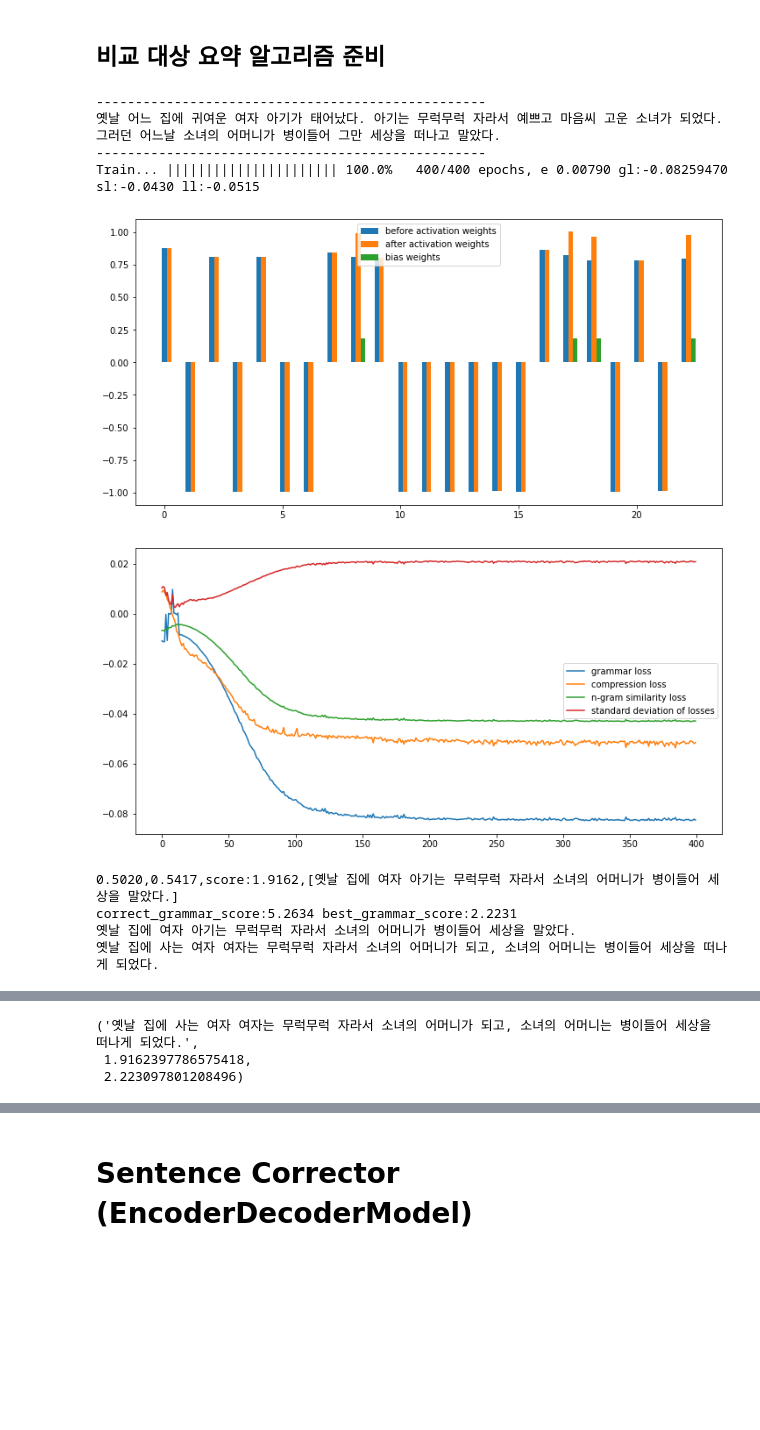
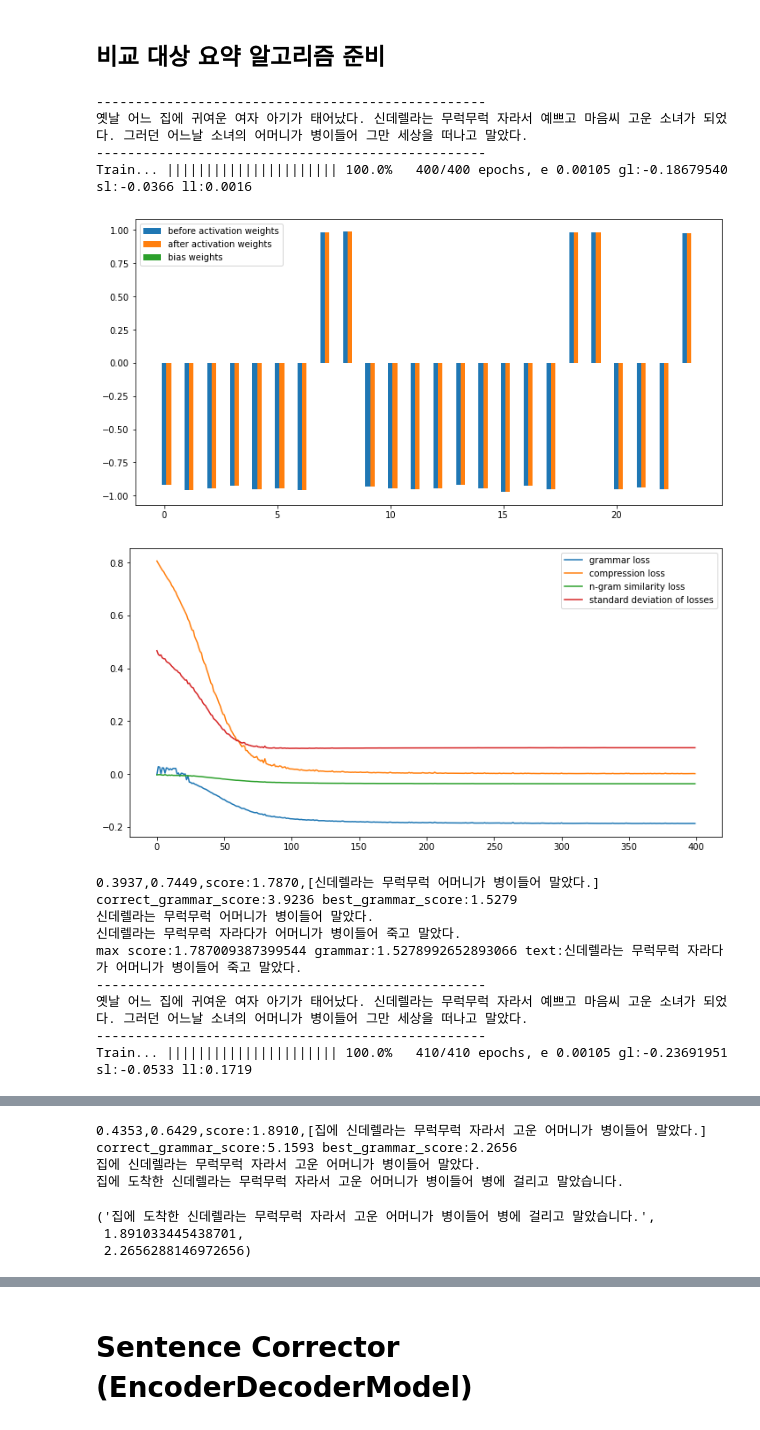
Before and after one commit to dolmani38/Summary2, a Jupyter notebook: multi-discriminator GAN 0911.ipynb, the cells around one changed output, grey strips where cells are left out. Saved outputs shown, nothing was run; the diff lists cells and outputs as text; code cells hidden in the pictures; blank space fills up the shorter version.

```diff
--- a/multi-discriminator GAN 0911.ipynb
+++ b/multi-discriminator GAN 0911.ipynb
@@ -1257,7 +1267,7 @@ from functools import reduce
 def weights_init(m):
     classname = m.__class__.__name__
     if classname.find('Linear') != -1:
-        m.weight.data.normal_(0.0, 0.05)
+        m.weight.data.normal_(0.0, 0.1)
     elif classname.find('BatchNorm') != -1:
         m.weight.data.normal_(0.0, 0.05)
         m.bias.data.fill_(0)
@@ -1389,6 +1399,7 @@ import math
 import numpy as np
 from scipy.special import expit
 from transformers import get_linear_schedule_with_warmup
+import torch.nn.functional as F
 
 class SAM_Summarizer:
 
@@ -1547,7 +1558,7 @@ class SAM_Summarizer:
         torch.manual_seed(seed_val)
         torch.cuda.manual_seed_all(seed_val)
 
-        criterion = nn.BCELoss()
+        criterion = nn.MSELoss()
         #D_opt = torch.optim.Adam(D.parameters(), lr=0.0002, betas=(0.5, 0.999))
         G_opt = AdamW(self.generator.parameters(),
                         lr = 2e-3, # args.learning_rate - default is 5e-5, our notebook had 2e-5
@@ -1587,11 +1598,12 @@ class SAM_Summarizer:
         epsilon = 1 # Epsilon-greedy algorithm in initialized at 1 meaning every step is random at the start
         max_epsilon = 1 # You can't explore more than 100% of the time
         min_epsilon = 0.001 # At a minimum, we'll always explore 1% of the time
-        decay = 5/epochs
+        decay = 10/epochs
 
 
         dfs = torch.tensor([ 1.0, 5.0, 1.0], device=device, dtype=torch.float, requires_grad=True)
-
+        target = torch.tensor([list(self.source.bias_table.values()) for u in range(batch_size)],dtype=torch.float).to(device)
+        #print(target)
         #noise = torch.randn(batch_size,self.source.org_source_length).to(device)
         for i in range(epochs):
 
@@ -1603,17 +1615,17 @@ class SAM_Summarizer:
                 '''
                 if random_number <= epsilon:
                     # Explore
-                    a = torch.randn(batch_size,self.source.org_source_length).to(device) * epsilon
-                    b = torch.tensor([list(self.source.bias_table.values()) for u in range(batch_size)]).to(device)
-                    bias = torch.add(a,b)
+                    bias = torch.randn(batch_size,self.source.org_source_length).to(device) * epsilon
+                    #b = torch.tensor([list(self.source.bias_table.values()) for u in range(batch_size)]).to(device)
+                    #bias = torch.add(a,b)
                     #noise = torch.randn(batch_size,self.source.org_source_length).to(device)
                 else:
                     #bias = torch.tensor([list(self.source.bias_table.values()) for u in range(batch_size)]).to(device)
                     bias = torch.zeros_like(noise).to(device)
                 '''
-                #bias = torch.zeros_like(noise).to(device)
-                bias = torch.tensor([list(self.source.bias_table.values()) for u in range(batch_size)]).to(device) * 10
-                #print(bias.shape)
+                bias = torch.zeros_like(noise).to(device)
+
+
                 #if self.with_bias:
                 #    bias[:,noise.shape[1]-1] = 0.1
                 #bias[:,noise.shape[1]-1] = 0.5
@@ -1622,7 +1634,7 @@ class SAM_Summarizer:
                 #bias = torch.randn(batch_size,self.source.org_source_length).to(device)
 
                 sw, sw0 = self.generator(noise,bias)
-
+                #print(sw)
                 with torch.no_grad():
                     fake_gmr_out, fake_sim_out, fake_cos_out, fake_len_out = self.__discrete_gradient(sw)
 
@@ -1630,7 +1642,7 @@ class SAM_Summarizer:
                 #print(fake_gmr_out)
                 sw2 = sw * fake_gmr_out
                 #print(sw2)
-                G_g_loss = -torch.mean(sw2) * 0.2
+                G_g_loss = -torch.mean(sw2)
                 #print(G_g_loss)
                 sw1 = sw * fake_sim_out
                 G_s_loss = -torch.mean(sw1)
@@ -1638,13 +1650,18 @@ class SAM_Summarizer:
                 sw4 = sw * fake_cos_out
                 G_c_loss = -torch.mean(sw4)
 
-                sw3 = sw * fake_len_out
-                G_l_loss = -torch.mean(sw3)
+                #sw3 = sw * fake_len_out
+                #G_l_loss = -torch.mean(sw3)
+
+                G_l_loss = criterion(sw,target) * 0.8
 
                 dsc_loss = torch.stack([G_g_loss,G_s_loss,G_l_loss])
 
-                G_loss = torch.dot(dfs,dsc_loss) + torch.std(dsc_loss)
-                #G_loss =  G_g_loss  + G_s_loss + G_l_loss*0.5
+                G_loss = torch.dot(dfs,dsc_loss) #+ torch.std(dsc_loss)
+                #G_loss =  G_g_loss  + G_l_loss
+                #G_loss = G_l_loss
+
+                #print(G_loss)
 
                 self.generator.zero_grad()
                 G_loss.backward()
@@ -1658,7 +1675,7 @@ class SAM_Summarizer:
                     dfs.grad = None
                     dfs[dfs < 0] = 0.1
                 '''
-                if G_g_loss == 0:
+                if G_g_loss == 0:# or (i > 100 and G_g_loss > 0):
                     return None
 
             gen_gmr_loss_history.append(G_g_loss.cpu().detach().numpy())
@@ -1774,7 +1791,7 @@ class SAM_Summarizer:
         best_grammar_score = out[0,1].item()
         loss, out=self.g_discriminator.transfer_learning([correct_best_text],train_for = False)
         correct_best_grammar_score = out[0,1].item()
-        if best_grammar_score < 6.0 and correct_best_grammar_score > best_grammar_score:
+        if best_grammar_score < 5.0 and correct_best_grammar_score > best_grammar_score:
             print('correct_grammar_score:{:.4f} best_grammar_score:{:.4f}'.format(correct_best_grammar_score,best_grammar_score))
             print(best_text)
             print(correct_best_text)
@@ -1809,18 +1826,23 @@ def sam_wgan4(full_text,text, epochs=50, batch_size=100,display=False, retry = T
 # %%
 txt = """
 옛날 어느 집에 귀여운 여자 아기가 태어났다.
-아기는 무럭무럭 자라서, 예쁘고 마음씨 고운 소녀가 되었다.
+신데렐라는 무럭무럭 자라서, 예쁘고 마음씨 고운 소녀가 되었다.
 그러던 어느날, 소녀의 어머니가 병이들어 그만 세상을 떠나고 말았다.
 """
 sam_wgan4(full_text,txt,epochs=400,display= True,retry = True)
 # %% [output]
 --------------------------------------------------
-옛날 어느 집에 귀여운 여자 아기가 태어났다. 아기는 무럭무럭 자라서 예쁘고 마음씨 고운 소녀가 되었다. 그러던 어느날 소녀의 어머니가 병이들어 그만 세상을 떠나고 말았다.
+옛날 어느 집에 귀여운 여자 아기가 태어났다. 신데렐라는 무럭무럭 자라서 예쁘고 마음씨 고운 소녀가 되었다. 그러던 어느날 소녀의 어머니가 병이들어 그만 세상을 떠나고 말았다.
 --------------------------------------------------
-Train... |||||||||||||||||||||| 100.0%   400/400 epochs, e 0.00790 gl:-0.08259470  sl:-0.0430 ll:-0.0515
+Train... |||||||||||||||||||||| 100.0%   400/400 epochs, e 0.00105 gl:-0.18679540  sl:-0.0366 ll:0.0016
-[figure, old version]
+[figure, new version]
-[figure, old version]
+[figure, new version]
-0.5020,0.5417,score:1.9162,[옛날 집에 여자 아기는 무럭무럭 자라서 소녀의 어머니가 병이들어 세상을 말았다.]
-correct_grammar_score:5.2634 best_grammar_score:2.2231
-옛날 집에 여자 아기는 무럭무럭 자라서 소녀의 어머니가 병이들어 세상을 말았다.
-옛날 집에 사는 여자 여자는 무럭무럭 자라서 소녀의 어머니가 되고, 소녀의 어머니는 병이들어 세상을 떠나게 되었다.
+0.3937,0.7449,score:1.7870,[신데렐라는 무럭무럭 어머니가 병이들어 말았다.]
+correct_grammar_score:3.9236 best_grammar_score:1.5279
+신데렐라는 무럭무럭 어머니가 병이들어 말았다.
+신데렐라는 무럭무럭 자라다가 어머니가 병이들어 죽고 말았다.
+max score:1.787009387399544 grammar:1.5278992652893066 text:신데렐라는 무럭무럭 자라다가 어머니가 병이들어 죽고 말았다.
+--------------------------------------------------
+옛날 어느 집에 귀여운 여자 아기가 태어났다. 신데렐라는 무럭무럭 자라서 예쁘고 마음씨 고운 소녀가 되었다. 그러던 어느날 소녀의 어머니가 병이들어 그만 세상을 떠나고 말았다.
+--------------------------------------------------
+Train... |||||||||||||||||||||| 100.0%   410/410 epochs, e 0.00105 gl:-0.23691951  sl:-0.0533 ll:0.1719
@@ -1827,6 +1851,10 @@ correct_grammar_score:5.2634 best_grammar_score:2.2231
-('옛날 집에 사는 여자 여자는 무럭무럭 자라서 소녀의 어머니가 되고, 소녀의 어머니는 병이들어 세상을 떠나게 되었다.',
- 1.9162397786575418,
- 2.223097801208496)
+0.4353,0.6429,score:1.8910,[집에 신데렐라는 무럭무럭 자라서 고운 어머니가 병이들어 말았다.]
+correct_grammar_score:5.1593 best_grammar_score:2.2656
+집에 신데렐라는 무럭무럭 자라서 고운 어머니가 병이들어 말았다.
+집에 도착한 신데렐라는 무럭무럭 자라서 고운 어머니가 병이들어 병에 걸리고 말았습니다.
+('집에 도착한 신데렐라는 무럭무럭 자라서 고운 어머니가 병이들어 병에 걸리고 말았습니다.',
+ 1.891033445438701,
+ 2.2656288146972656)
 # %%
 txt = """
 서산시의회(의장 임재관) 가충순·이수의 의원이 (사)한국지역신문협회에서 수여하는 우수의정대상을 받았다. 가충순 의원과 이수의 의원은 16일 팔봉면 폰타나 리조트에서 열린 한국지역신문협회 하계 워크샵에서 지역사회 발전을 위해 활발한 의정활동을 펼친 공로를 인정받아 우수의정대상을 수상했다.
```
Also changed, not shown: parts of 12 cells of this notebook.
